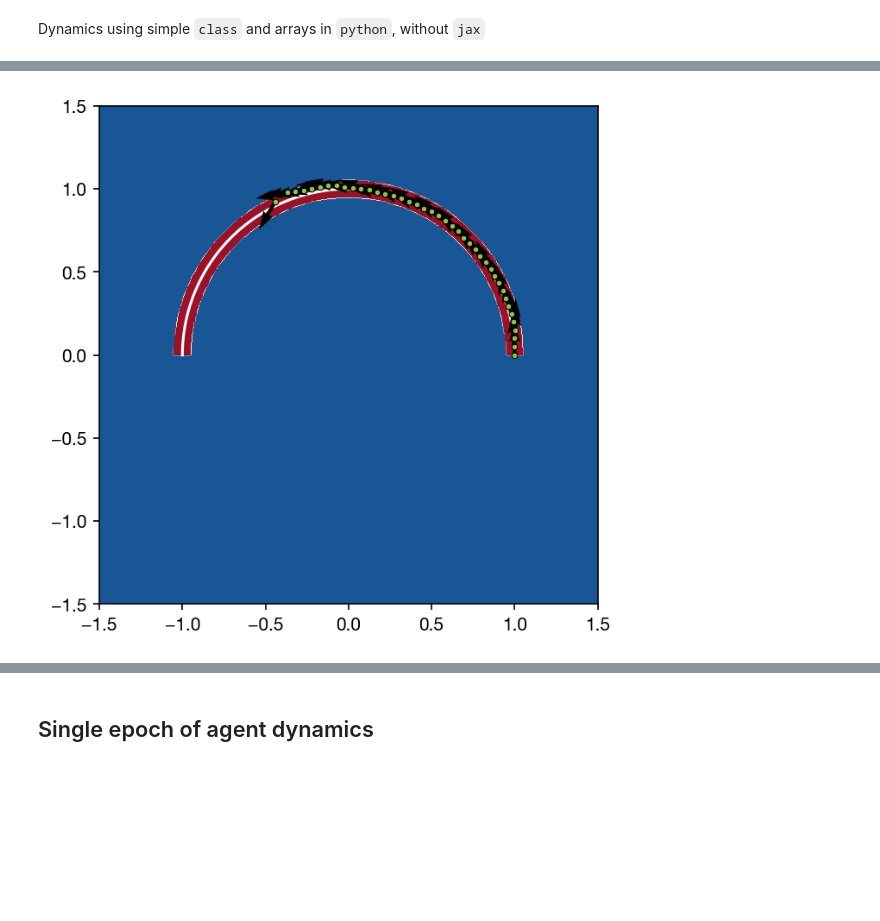
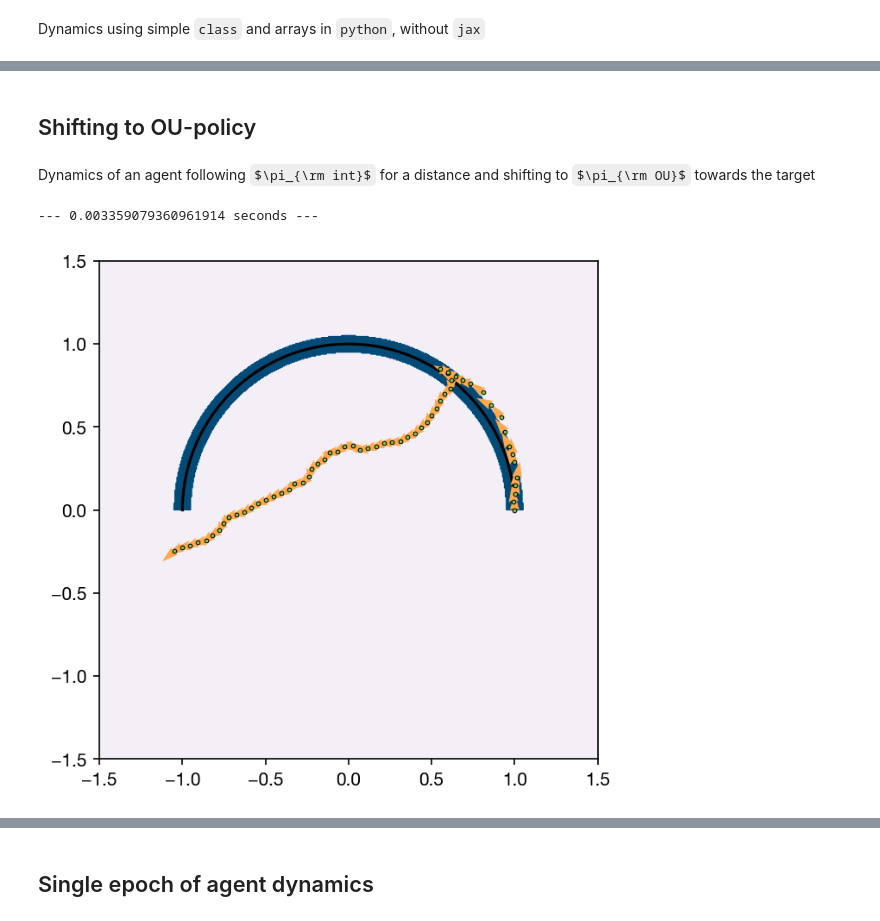
Before and after one commit to sgangaprasath/CollectiveTradeoff, a Jupyter notebook: LineFollowOUParticle.ipynb, the cells around one changed output, grey strips where cells are left out. Cells and saved outputs as stored; diff of their text form; code cells hidden in the pictures; some formulas as TeX source; blank space fills up the shorter version.

```diff
--- a/LineFollowOUParticle.ipynb
+++ b/LineFollowOUParticle.ipynb
@@ -404,7 +407,7 @@ Dynamics using simple `class` and arrays in `python`, without `jax`
 class params():
     def __init__(self) -> None:
         super().__init__()
-        self.nSteps = 40 #number of steps of each run
+        self.nSteps = 60 #number of steps of each run
         self.nEpchs = 100 #number of epochs
         self.a = 1 #radius of semi-circle
 
@@ -422,14 +425,15 @@ class params():
         self.alpha = 50 #orientation relaxation rate (s^-1)
         self.diff = 1e-2 #noise diffusion coefficient
 
-        self.rInit = np.array([self.a, 0.0]) #initial location of agent
-        self.pInit = np.array([0.0, 1.0]) #initial orientation of agent
+        self.rInit = np.array([self.a, 0.01]) #initial location of agent
+        self.thetInit = 0.5*np.pi #initial orientation of agent
         self.rng = random.PRNGKey(1) #initial random number
 
 # Pheromone initial condition and class
 p = params()
-xphm, yphm = np.meshgrid(np.linspace(-1.5*p.a, 1.5*p.a, p.nMsh),
-                         np.linspace(-1.5*p.a, 1.5*p.a, p.nMsh))
+xvec = np.linspace(-1.5*p.a, 1.5*p.a, p.nMsh)
+xphm, yphm = np.meshgrid(xvec,
+                         xvec)
 cInit = np.zeros((p.nMsh, p.nMsh))
 for ix in range(p.nMsh):
     for iy in range(p.nMsh):
@@ -496,0 +537,4 @@ print("--- %s seconds ---" % (time.time() - start_time))
+# %% [markdown]
+ ## <a class="anchor" id="third-bullet">Shifting to OU-policy</a>
+# %% [markdown]
+Dynamics of an agent following $\pi_{\rm int}$ for a distance and shifting to $\pi_{\rm OU}$ towards the target
@@ -497,29 +620,55 @@ print("--- %s seconds ---" % (time.time() - start_time))
+# %%
+ag = agent(p)
+start_time = time.time()
+rxFull = np.array(p.rInit[0])
+ryFull = np.array(p.rInit[1])
+# thetFull = np.array(p.thetInit)
+phxFull = np.array(np.cos(p.thetInit))
+phyFull = np.array(np.sin(p.thetInit))
+for ind in range(p.nSteps):
+    if ind < p.nIntSteps:
+        ag.intPolicy(p)
+    elif ind == p.nIntSteps:
+        tgtOrn = (p.tgt - ag.r)/np.linalg.norm(p.tgt - ag.r) #Orientation of the target from given location
+        p.tgtPhi = np.arctan2(tgtOrn[1], tgtOrn[0])
+        ag.ouPolicy(p)
+    else:
+        ag.ouPolicy(p)
+    rxFull = np.vstack((rxFull, np.array(ag.r[0])))
+    ryFull = np.vstack((ryFull, np.array(ag.r[1])))
+    phxFull = np.vstack((phxFull, np.array(np.cos(ag.thet))))
+    phyFull = np.vstack((phyFull, np.array(np.sin(ag.thet))))
+print("--- %s seconds ---" % (time.time() - start_time))
+# %% [output]
+--- 0.003359079360961914 seconds ---
 # %%
 mpl.rcParams.update(mpl.rcParamsDefault)
 plt.rc("font", family="Helvetica Neue")
 plt.rc("xtick", labelsize="medium")
 linewidth = 1.2
 linestyle = "-"
 label_size = 15
 color = '#8dc63f'
 
 fig = plt.figure(figsize=(5, 5), dpi=150)
 ax = plt.subplot(1, 1, 1, aspect=1)
-ax.contourf(xphm, yphm, phm.c, cmap='RdBu_r')
+ax.contourf(xphm, yphm, phm.c, cmap='PuBu')
 thetPlt = np.linspace(0., np.pi, 200)
-ax.plot(p.a*np.cos(thetPlt), p.a*np.sin(thetPlt), c='white', zorder=1)
+ax.plot(p.a*np.cos(thetPlt), p.a*np.sin(thetPlt), c='k', zorder=1)
 
 ax.scatter(rxFull, ryFull,
-            s=10,
+            s=5,
             color=color,
             edgecolors='k',
             linewidth=0.5,
             zorder=2)
 ax.quiver(rxFull, ryFull,
            phxFull, phyFull,
-           scale_units='xy', scale=5.2)
+           scale_units='xy',
+           color=colors['orange'][4],
+           scale=10.2)
 
 ax.set_aspect(1)
 plt.show()
 # %% [output]
-[figure, old version]
+[figure, new version]
```
Also changed, not shown: parts of 10 cells of this notebook.
